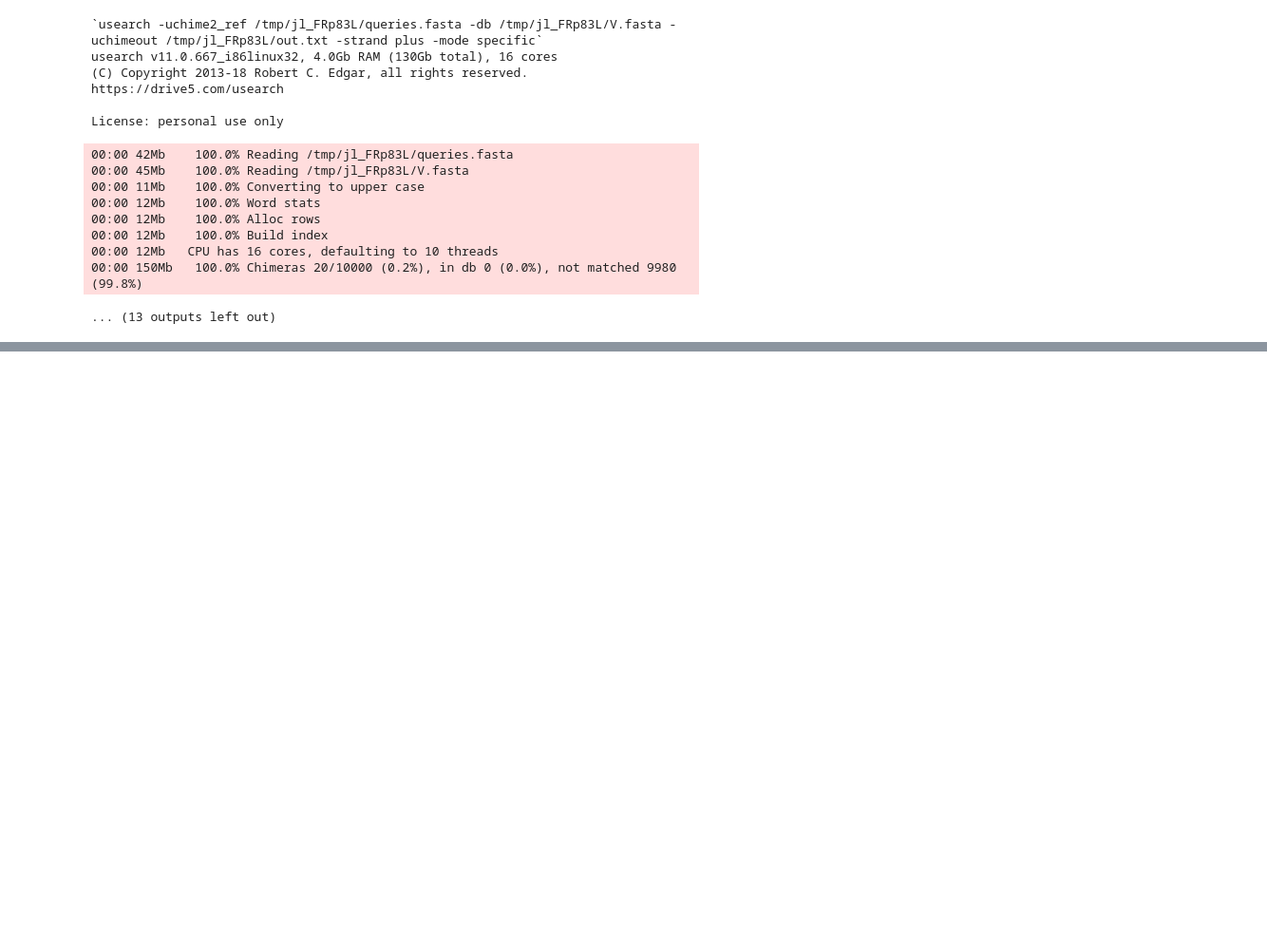
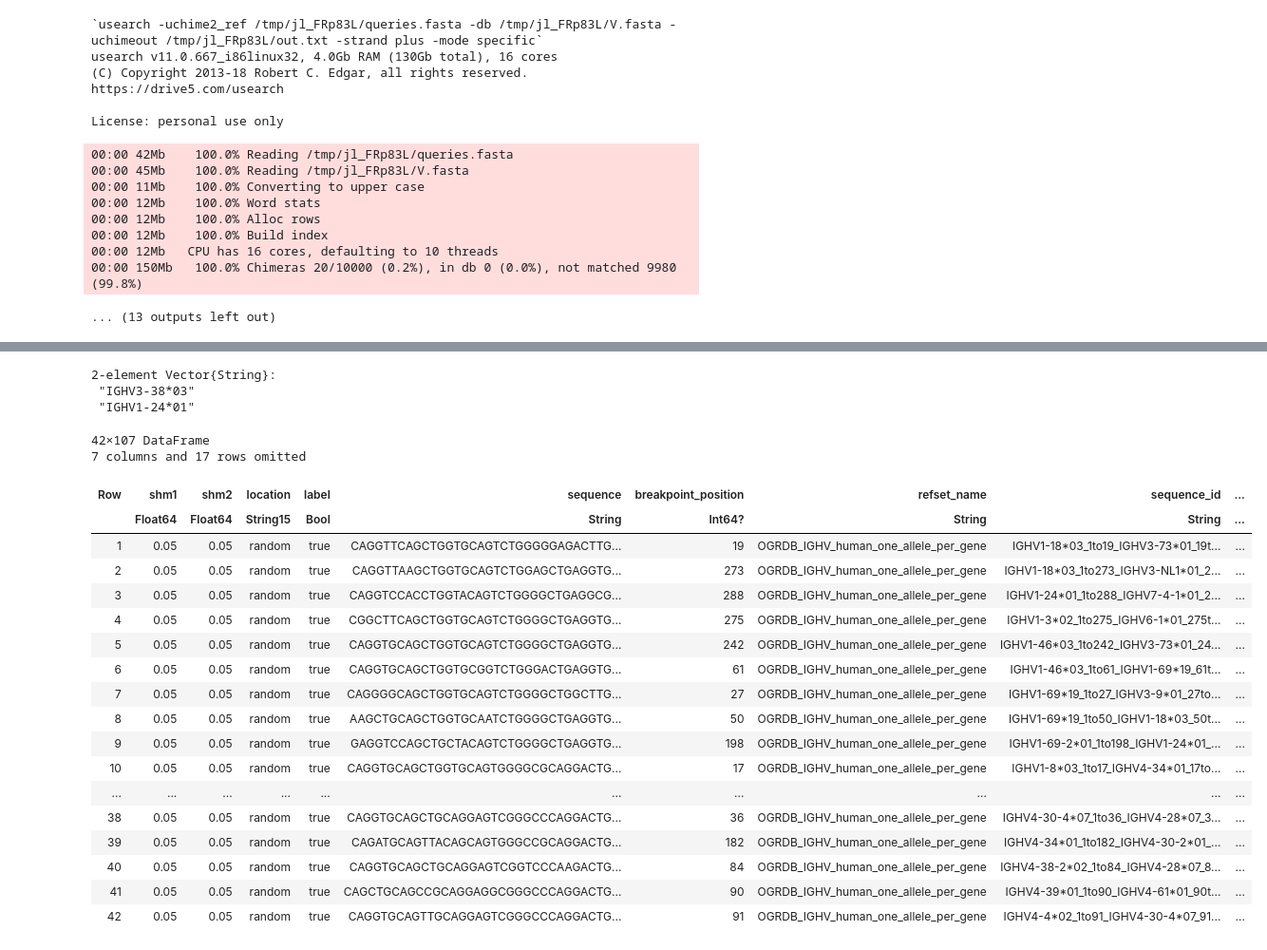
Before and after one commit to MurrellGroup/CHMMAIRRaAnalyses, a Jupyter notebook: notebooks/simulations.ipynb, the cells around one changed output, grey strips where cells are left out. Shown at 95% size. Saved outputs shown, nothing was run; the diff lists cells and outputs as text; code cells hidden in the pictures; blank space fills up the shorter version.

```diff
--- a/notebooks/simulations.ipynb
+++ b/notebooks/simulations.ipynb
@@ -1364,0 +2009,15 @@ end
+# %%
+receptor = "IG"
+ig_seqtype = "Ig"
+gene = "v"
+variation_method = "shazam"
+gene = 'v'
+reference_set_name = "OGRDB_IGH$(uppercase(gene))_human_one_allele_per_gene"
+shm1 = 0.05
+shm2 = 0.05
+breakpoint_location = "random"
+aligned_refnames, aligned_refseqs = mafft_wrapper(degap.(reference_sets[reference_set_name][2]), reference_sets[reference_set_name][1], parameters = ["--localpair"])
+
+curr_test_set = test_sets[(test_sets.location .== breakpoint_location) .& (test_sets.refset_name .== reference_set_name) .& (test_sets.shm1 .== shm1) .& (test_sets.shm2 .== shm2),:]
+
+CHMMera_BW_FPRs, CHMMera_BW_TPRs, CHMMera_BW_probs, CHMMera_BW_cutoffs, assignments = CHMMAIRRa_ROC_curve(curr_test_set, curr_test_set.label, aligned_refseqs, aligned_refnames, gene = gene, receptor = receptor, ig_seqtype = ig_seqtype, V_seq = V_seq, D_seq = D_seq, J_seq = J_seq, prior_probability = 0.05)
@@ -1364,0 +2053,2 @@ end
+# %%
+curr_test_set[!,"CHMMAIRRa_probability"] = CHMMera_BW_probs
@@ -1364,0 +2073,3 @@ end
+# %%
+uchime2_ref_res = usearch_uchime2_ref_wrapper(curr_test_set.sequence_id, string.(vcat(degap.(assignments.v_sequence_alignment) ...)), reference_sets[reference_set_name][2])
+curr_test_set[!,"USEARCH_call"] = uchime2_ref_res[!,"chimera"];
@@ -1364,0 +2091,4 @@ end
+# %%
+assignments[!,"CHMMAIRRa_probability"] = CHMMera_BW_probs
+assignments[!,"USEARCH_call"] = uchime2_ref_res[!,"chimera"];
+assignments[!,"label"] = curr_test_set.label;
@@ -1364,0 +2134,29 @@ end
+# %%
+reference_sets[reference_set_name][1][[27, 3]]
+# %% [output]
+2-element Vector{String}:
+ "IGHV3-38*03"
+ "IGHV1-24*01"
+# %%
+FNs = assignments[(assignments.USEARCH_call .== "Y") .& (assignments.CHMMAIRRa_probability .< 0.95) .& (assignments.label),:]
+# %% [output]
+42×107 DataFrame
+7 columns and 17 rows omitted
+| Row | shm1 | shm2 | location | label | sequence | breakpoint_position | refset_name | sequence_id | ... |
+|  | Float64 | Float64 | String15 | Bool | String | Int64? | String | String | ... |
+| 1 | 0.05 | 0.05 | random | true | CAGGTTCAGCTGGTGCAGTCTGGGGGAGACTTG... | 19 | OGRDB_IGHV_human_one_allele_per_gene | IGHV1-18*03_1to19_IGHV3-73*01_19t... | ... |
+| 2 | 0.05 | 0.05 | random | true | CAGGTTAAGCTGGTGCAGTCTGGAGCTGAGGTG... | 273 | OGRDB_IGHV_human_one_allele_per_gene | IGHV1-18*03_1to273_IGHV3-NL1*01_2... | ... |
+| 3 | 0.05 | 0.05 | random | true | CAGGTCCACCTGGTACAGTCTGGGGCTGAGGCG... | 288 | OGRDB_IGHV_human_one_allele_per_gene | IGHV1-24*01_1to288_IGHV7-4-1*01_2... | ... |
+| 4 | 0.05 | 0.05 | random | true | CGGCTTCAGCTGGTGCAGTCTGGGGCTGAGGTG... | 275 | OGRDB_IGHV_human_one_allele_per_gene | IGHV1-3*02_1to275_IGHV6-1*01_275t... | ... |
+| 5 | 0.05 | 0.05 | random | true | CAGGTGCAGCTGGTGCAGTCTGGGGCTGAGGTG... | 242 | OGRDB_IGHV_human_one_allele_per_gene | IGHV1-46*03_1to242_IGHV3-73*01_24... | ... |
+| 6 | 0.05 | 0.05 | random | true | CAGGTGCAGCTGGTGCGGTCTGGGACTGAGGTG... | 61 | OGRDB_IGHV_human_one_allele_per_gene | IGHV1-46*03_1to61_IGHV1-69*19_61t... | ... |
+| 7 | 0.05 | 0.05 | random | true | CAGGGGCAGCTGGTGCAGTCTGGGGCTGGCTTG... | 27 | OGRDB_IGHV_human_one_allele_per_gene | IGHV1-69*19_1to27_IGHV3-9*01_27to... | ... |
+| 8 | 0.05 | 0.05 | random | true | AAGCTGCAGCTGGTGCAATCTGGGGCTGAGGTG... | 50 | OGRDB_IGHV_human_one_allele_per_gene | IGHV1-69*19_1to50_IGHV1-18*03_50t... | ... |
+| 9 | 0.05 | 0.05 | random | true | GAGGTCCAGCTGCTACAGTCTGGGGCTGAGGTG... | 198 | OGRDB_IGHV_human_one_allele_per_gene | IGHV1-69-2*01_1to198_IGHV1-24*01_... | ... |
+| 10 | 0.05 | 0.05 | random | true | CAGGTGCAGCTGGTGCAGTGGGGCGCAGGACTG... | 17 | OGRDB_IGHV_human_one_allele_per_gene | IGHV1-8*03_1to17_IGHV4-34*01_17to... | ... |
+| ... | ... | ... | ... | ... | ... | ... | ... | ... | ... |
+| 38 | 0.05 | 0.05 | random | true | CAGGTGCAGCTGCAGGAGTCGGGCCCAGGACTG... | 36 | OGRDB_IGHV_human_one_allele_per_gene | IGHV4-30-4*07_1to36_IGHV4-28*07_3... | ... |
+| 39 | 0.05 | 0.05 | random | true | CAGATGCAGTTACAGCAGTGGGCCGCAGGACTG... | 182 | OGRDB_IGHV_human_one_allele_per_gene | IGHV4-34*01_1to182_IGHV4-30-2*01_... | ... |
+| 40 | 0.05 | 0.05 | random | true | CAGGTGCAGCTGCAGGAGTCGGTCCCAAGACTG... | 84 | OGRDB_IGHV_human_one_allele_per_gene | IGHV4-38-2*02_1to84_IGHV4-28*07_8... | ... |
+| 41 | 0.05 | 0.05 | random | true | CAGCTGCAGCCGCAGGAGGCGGGCCCAGGACTG... | 90 | OGRDB_IGHV_human_one_allele_per_gene | IGHV4-39*01_1to90_IGHV4-61*01_90t... | ... |
+| 42 | 0.05 | 0.05 | random | true | CAGGTGCAGTTGCAGGAGTCGGGCCCAGGACTG... | 91 | OGRDB_IGHV_human_one_allele_per_gene | IGHV4-4*02_1to91_IGHV4-30-4*07_91... | ... |
```
Also changed, not shown: parts of 73 cells of this notebook, 7 other files.
